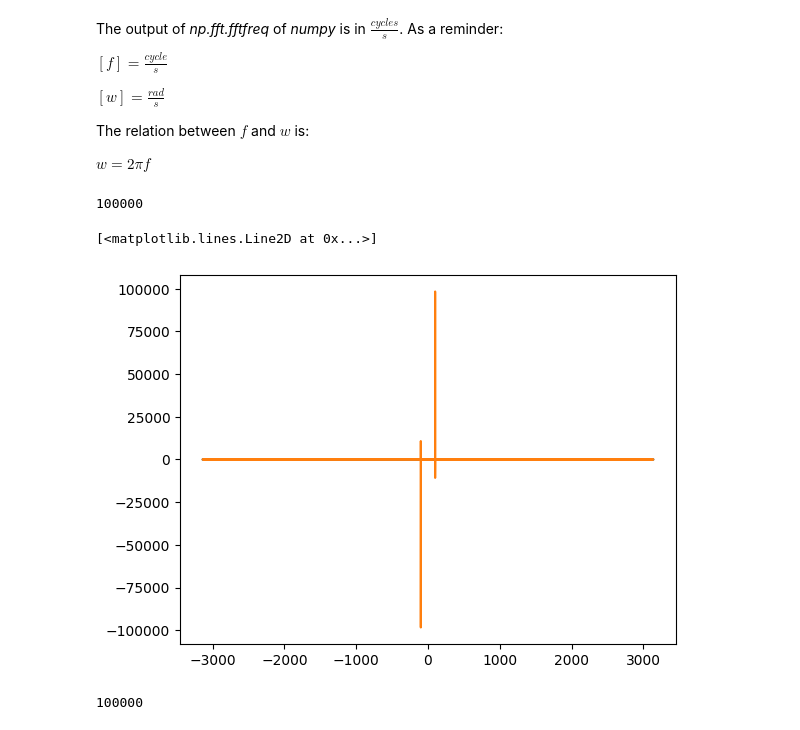
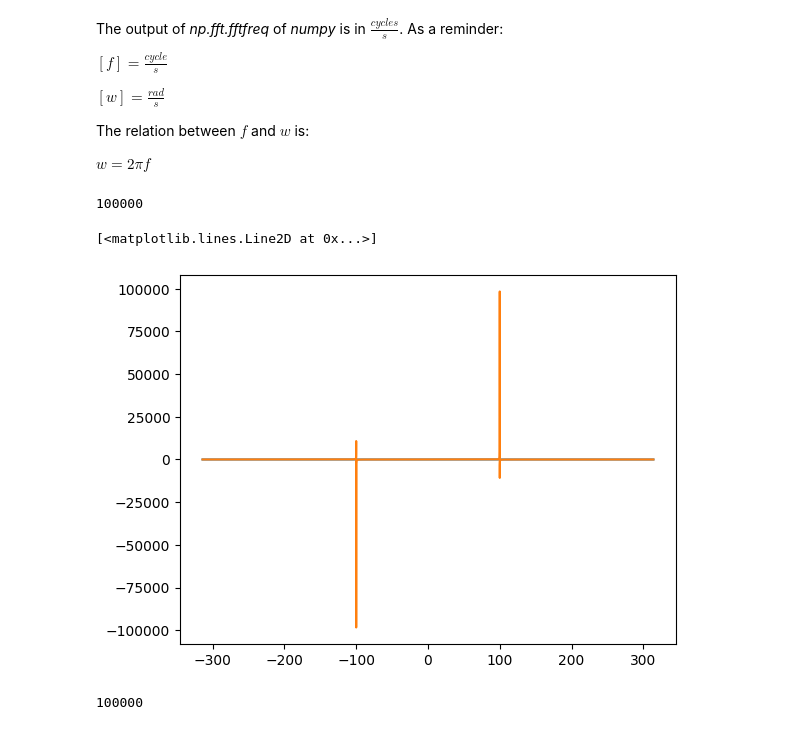
Before and after one commit to JoaoDell/MRI-study, a Jupyter notebook: examples/fft.ipynb, the cells around one changed output. Drawn from its saved outputs; the diff is of its cells as text; code cells hidden in the pictures.

```diff
--- a/examples/fft.ipynb
+++ b/examples/fft.ipynb
@@ -89,20 +89,20 @@ $w = 2\pi f$
 # %%
 from scipy.fft import fft, ifft, fftfreq, fftshift
 
 
-F_sin = fft(sin, sin.shape[0])
-F_sin_freqs = 2*np.pi*fftfreq(sin.size, d = dt)
+F_sin = fftshift(fft(sin, sin.shape[0]))
+F_sin_freqs = fftshift(2*np.pi*fftfreq(sin.size, d = dt))
 
 center = x.size//2
 print(center)
-b = x.size//2
+b = 10000
 
 plt.plot(F_sin_freqs[center - b:center + b], F_sin.real[center - b:center + b])
 plt.plot(F_sin_freqs[center - b:center + b], F_sin.imag[center - b:center + b])
 # %% [output]
 100000
 [<matplotlib.lines.Line2D at 0x...>]
-[figure, old version]
+[figure, new version]
 # %%
 F_sinc = fft(sinc, sinc.shape[0])
 F_sinc_freqs = 2*np.pi*fftfreq(sinc.size, d = dt)
```
